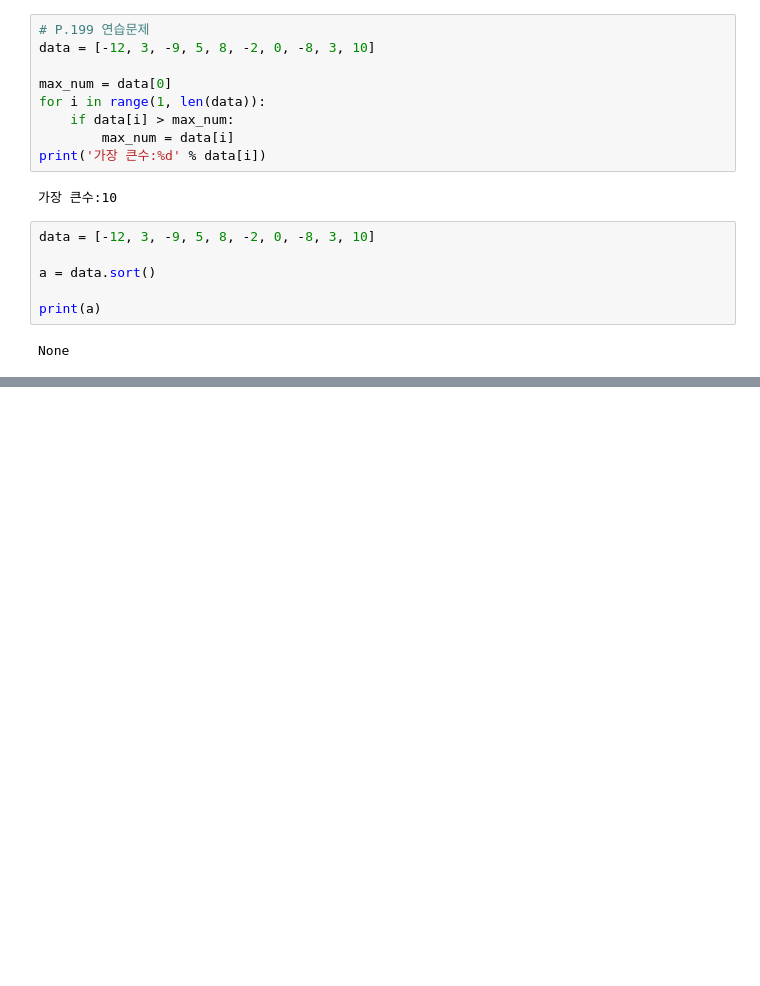
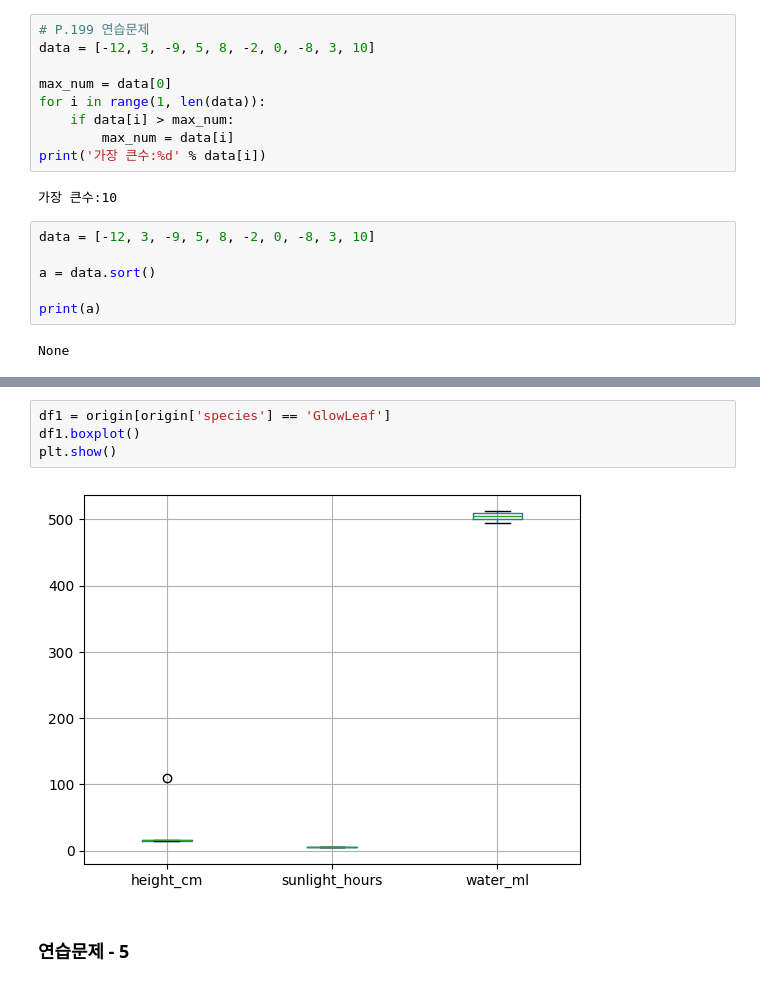
Before and after one commit to JAEYONG0303/For-python-, a Jupyter notebook: 코드 무한 연습용.ipynb, the cells around one changed output, grey strips where cells are left out. Drawn from its saved outputs; the diff is of its cells as text; blank space fills up the shorter version.

```diff
--- a/코드 무한 연습용.ipynb
+++ b/코드 무한 연습용.ipynb
@@ -1018,0 +1739,8 @@ None
+# %%
+df1 = origin[origin['species'] == 'GlowLeaf']
+df1.boxplot()
+plt.show()
+# %% [output]
+[figure, added]
+# %% [markdown]
+### 연습문제 - 5
```
Also changed, not shown: parts of 87 cells of this notebook, 9 other files.
